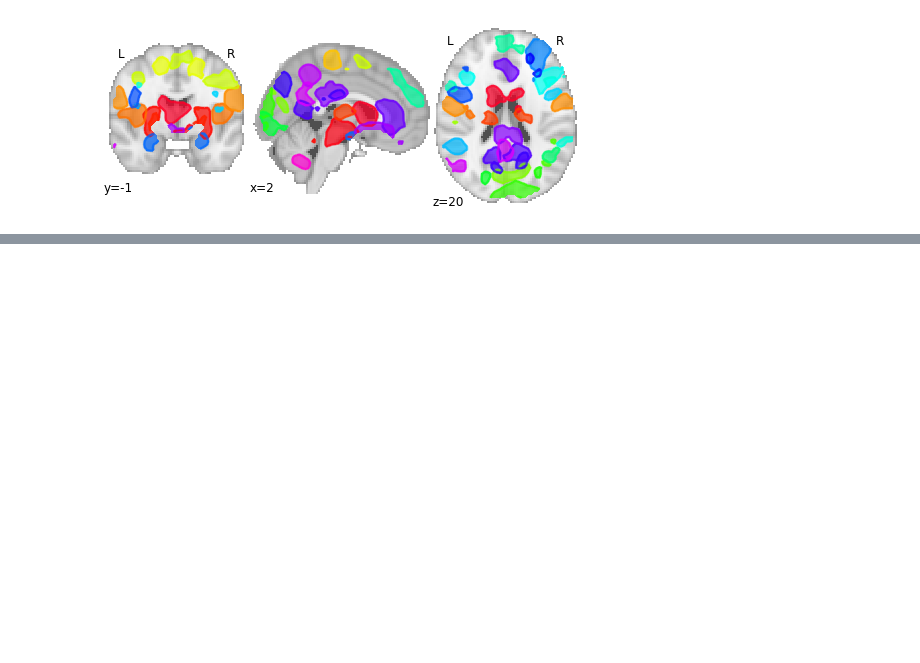
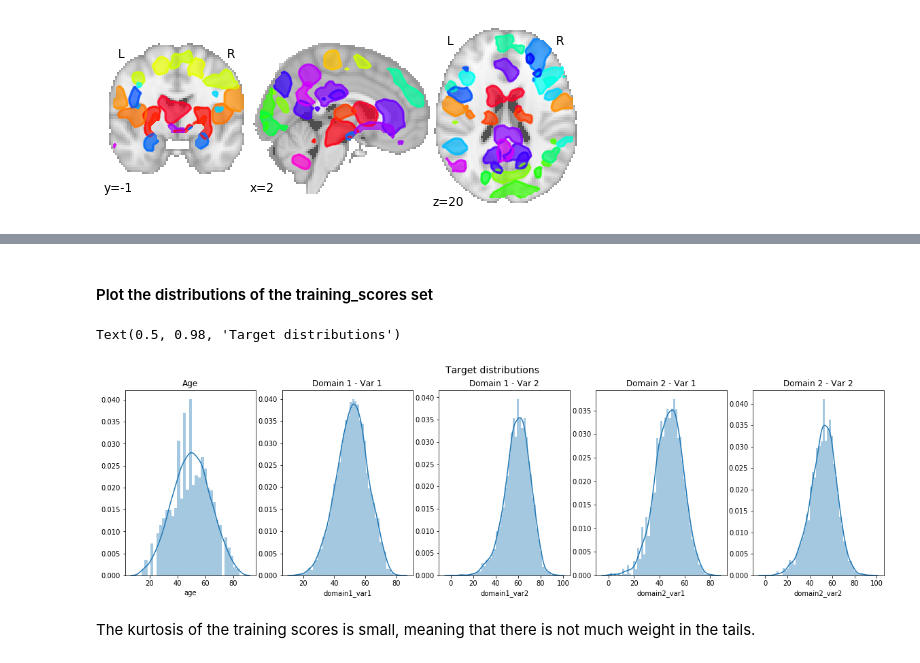
Before and after one commit to szachovy/TReNDS-Neuroimaging, a Jupyter notebook: local.ipynb, the cells around one changed output, grey strips where cells are left out. Drawn from its saved outputs; the diff is of its cells as text; code cells hidden in the pictures; blank space fills up the shorter version.

```diff
--- a/local.ipynb
+++ b/local.ipynb
@@ -268,0 +287,26 @@ plotting.plot_prob_atlas(load_subject('data/fMRI_test/10016.mat', mask),
+# %% [markdown]
+#### Plot the distributions of the training_scores set
+# %%
+fig, ax = plt.subplots(1, 5, figsize=(20, 5))
+
+sns.distplot(train_scores['age'], ax=ax[0])
+ax[0].set_title('Age')
+
+sns.distplot(train_scores['domain1_var1'].fillna(method='ffill'), ax=ax[1])
+ax[1].set_title('Domain 1 - Var 1')
+
+sns.distplot(train_scores['domain1_var2'].fillna(method='ffill'), ax=ax[2])
+ax[2].set_title('Domain 1 - Var 2')
+
+sns.distplot(train_scores['domain2_var1'].fillna(method='ffill'), ax=ax[3])
+ax[3].set_title('Domain 2 - Var 1')
+
+sns.distplot(train_scores['domain2_var2'].fillna(method='ffill'), ax=ax[4])
+ax[4].set_title('Domain 2 - Var 2')
+
+fig.suptitle('Target distributions', fontsize=14)
+# %% [output]
+Text(0.5, 0.98, 'Target distributions')
+[figure, added]
+# %% [markdown]
+ The kurtosis of the training scores is small, meaning that there is not much weight in the tails.
```
Also changed, not shown: parts of 12 cells of this notebook, 4 other files.
